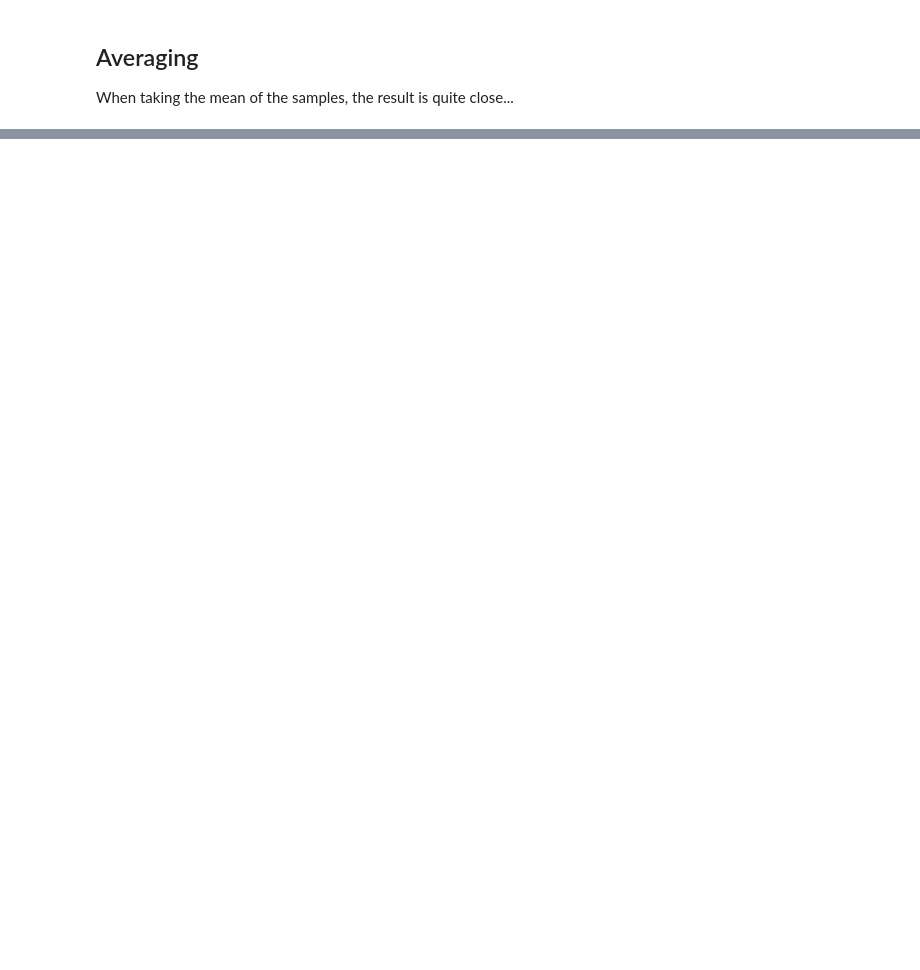
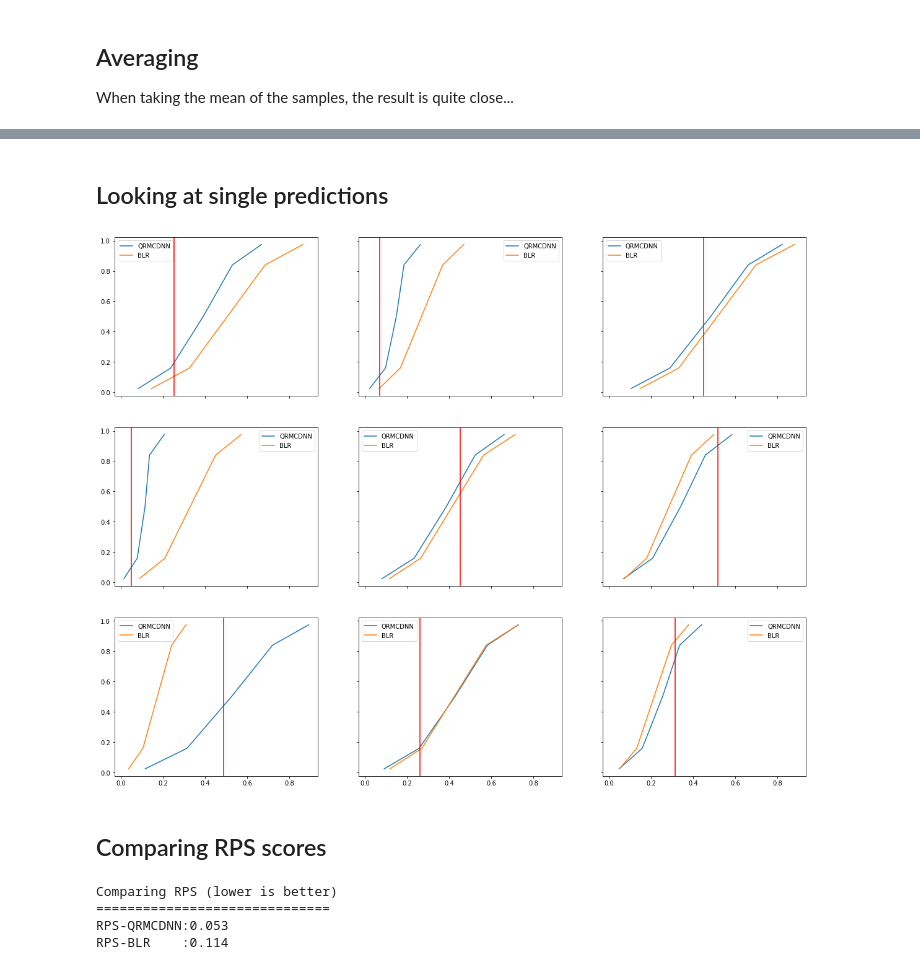
Before and after one commit to YuRiTan/prediction-uncertainty, a Jupyter notebook: notebooks/uncertainty_regression.ipynb, the cells around one changed output, grey strips where cells are left out. Drawn from its saved outputs; the diff is of its cells as text; code cells hidden in the pictures; blank space fills up the shorter version.

```diff
--- a/notebooks/uncertainty_regression.ipynb
+++ b/notebooks/uncertainty_regression.ipynb
@@ -162,0 +167,13 @@ std_2_min = mu - 2 * sigma
+# %%
+sorted_mask = np.argsort(x, axis=0).flatten()
+x_ = x[sorted_mask]
+mu = (trace['alpha'] + trace['beta'] * x_)
+sigma = np.transpose(np.squeeze(trace['sigma'], axis=-1))[sorted_mask, ...]
+quantile_preds = np.array([
+    mu - 2 * sigma,
+    mu - 1 * sigma,
+    mu,
+    mu + 1 * sigma,
+    mu + 2 * sigma
+])
+preds_b = np.swapaxes(quantile_preds, 0, 1)
@@ -379,0 +410,15 @@ plt.legend();
+# %% [markdown]
+## Looking at single predictions
+# %%
+fig, axes = plt.subplots(3, 3, sharex=True, sharey=True, figsize=(20,16))
+for ax in axes.flat:
+    i = np.random.randint(0, preds_.shape[0], 1)[0]
+    ax.plot(np.mean(preds_[-i, :], axis=-1), QUANTILES, label='QRMCDNN')
+    ax.plot(np.mean(preds_b[-i, :], axis=-1), QUANTILES, label='BLR')
+    ax.axvline(y[-i], 0, 1, c='red')
+    ax.legend()
+    ax.set
+
+plt.show();
+# %% [output]
+[figure, added]
@@ -379,0 +467,12 @@ plt.legend();
+# %% [markdown]
+## Comparing RPS scores
+# %%
+print("Comparing RPS (lower is better)")
+print("="*30)
+print(f"RPS-QRMCDNN:{rps(y, np.mean(preds_, axis=-1)):.3f}")
+print(f"RPS-BLR    :{rps(y, np.mean(preds_b, axis=-1)):.3f}")
+# %% [output]
+Comparing RPS (lower is better)
+==============================
+RPS-QRMCDNN:0.053
+RPS-BLR    :0.114
```
Also changed, not shown: parts of 14 cells of this notebook.
